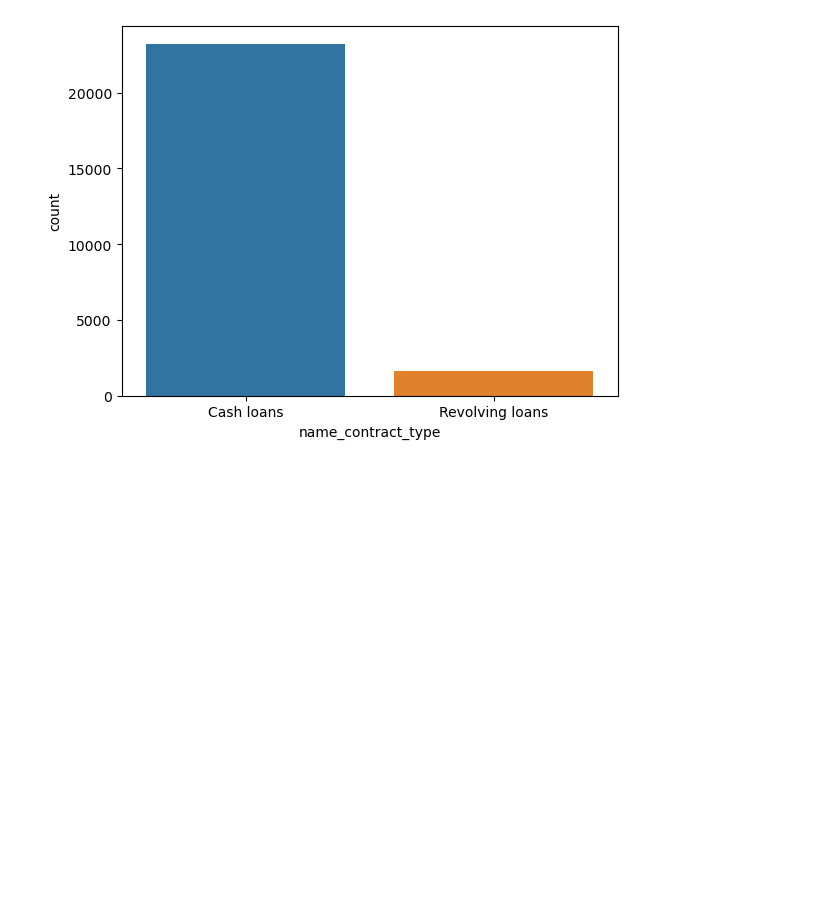
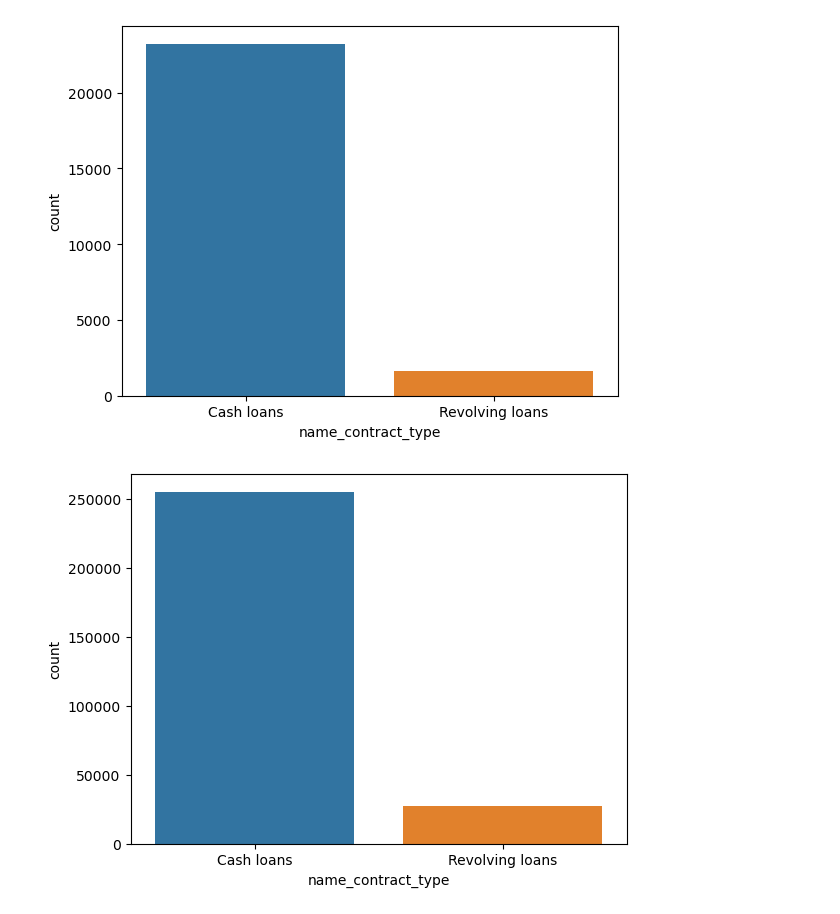
Before and after one commit to Kunind/Loan_default_prediction, a Jupyter notebook: notebooks/EDA.ipynb, the cells around one changed output. Drawn from its saved outputs; the diff is of its cells as text; code cells hidden in the pictures; blank space fills up the shorter version.

Commit message:
Added plots to EDA

```diff
--- a/notebooks/EDA.ipynb
+++ b/notebooks/EDA.ipynb
@@ -78,3 +78,8 @@ sns.countplot(data = defaulted_df, x = 'name_contract_type')
 plt.show()
 # %% [output]
 [figure]
+# %%
+sns.countplot(data = non_defaulted_df, x = 'name_contract_type')
+plt.show()
+# %% [output]
+[figure, added]
```
Also changed, not shown: parts of 17 cells of this notebook.
